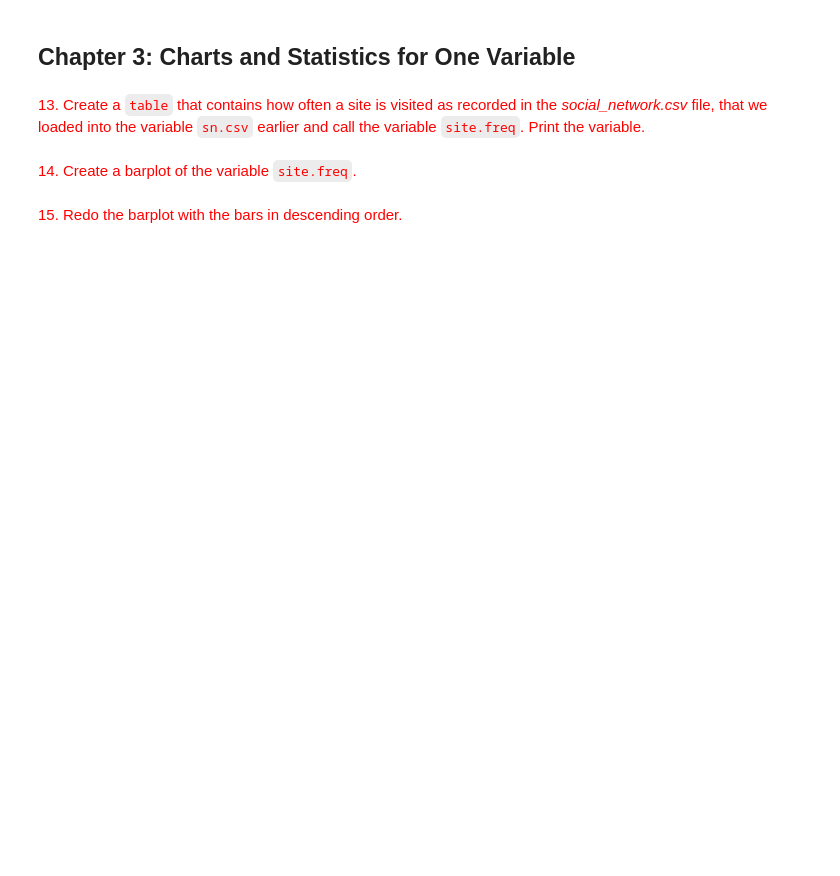
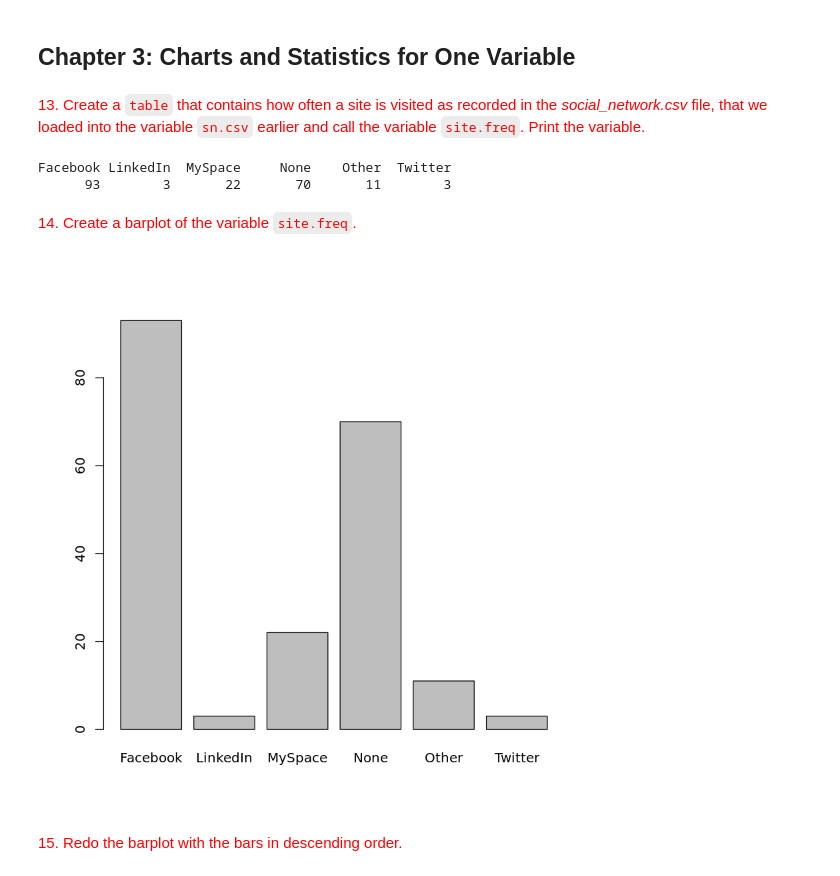
Before and after one commit to eparrish64/csci627-assignment03-eparrish64, a Jupyter notebook: CSCI627-assignment03.ipynb, the cells around one changed output. Cells and saved outputs as stored; diff of their text form; code cells hidden in the pictures; blank space fills up the shorter version.

```diff
--- a/CSCI627-assignment03.ipynb
+++ b/CSCI627-assignment03.ipynb
@@ -20,2 +61,5 @@ This exercises tracks the course [Learning R](https://www.lynda.com/R-tutorials/
 # %% [markdown]
 <span style="color:red">8. Read the CSV file *social_network.csv* into a variable `sn.csv`, the data file is located within the Data directory included within this repository, headers are provided in this dataset.</span>
+# %%
+sn.csv <- read.csv("Data/social_network.csv")
+head(sn.csv)
@@ -33,7 +113,17 @@ This exercises tracks the course [Learning R](https://www.lynda.com/R-tutorials/
 ## Chapter 3: Charts and Statistics for One Variable
 # %% [markdown]
 <span style="color:red">13. Create a `table` that contains how often a site is visited as recorded in the *social_network.csv* file, that we loaded into the variable `sn.csv` earlier and call the variable `site.freq`. Print the variable.</span>
+# %%
+site.freq <- table(sn.csv$Site)
+site.freq
+# %% [output]
+Facebook LinkedIn  MySpace     None    Other  Twitter
+      93        3       22       70       11        3
 # %% [markdown]
 <span style="color:red">14. Create a barplot of the variable `site.freq`.</span>
+# %%
+barplot(site.freq)
+# %% [output]
+[figure, added]
 # %% [markdown]
 <span style="color:red">15. Redo the barplot with the bars in descending order.</span>
```
Also changed, not shown: parts of 38 cells of this notebook.
